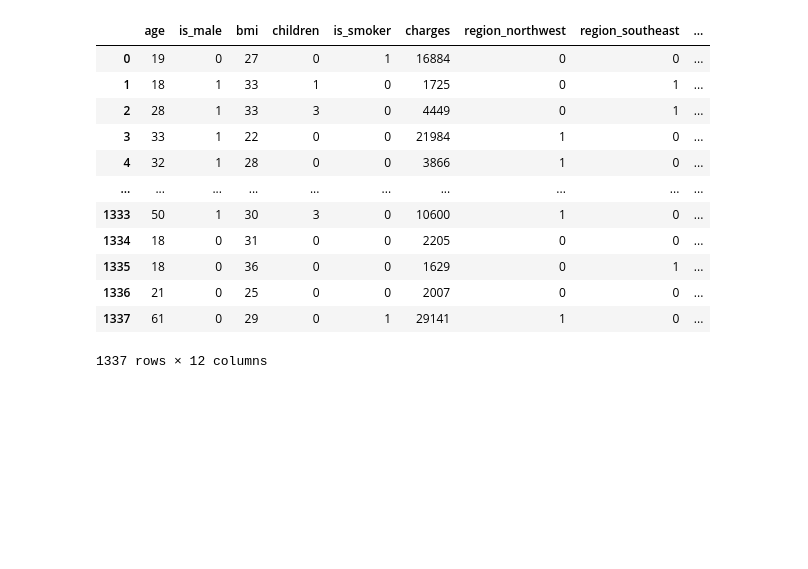
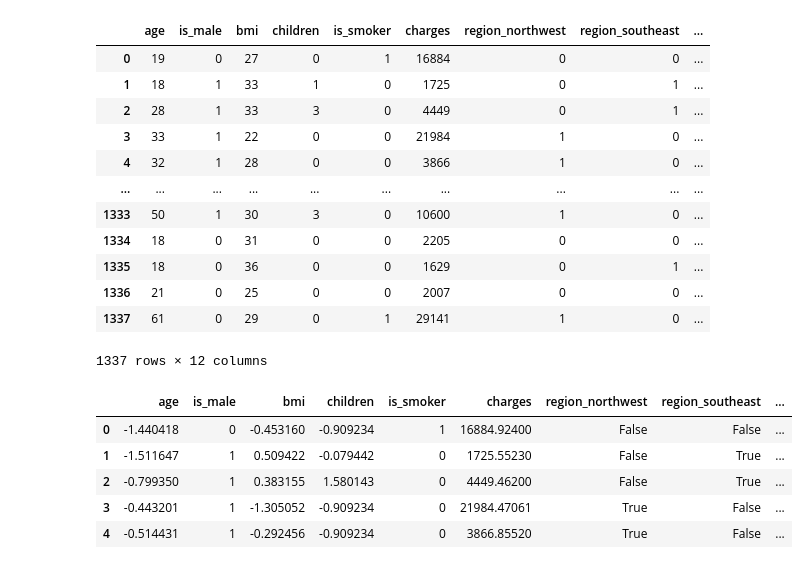
Before and after one commit to khalidkhankakar/Hands-on-Machine-Learning, a Jupyter notebook: mini project 1/main.ipynb, the cells around one changed output. Drawn from its saved outputs; the diff is of its cells as text; code cells hidden in the pictures; blank space fills up the shorter version.

```diff
--- a/mini project 1/main.ipynb
+++ b/mini project 1/main.ipynb
@@ -201,0 +207,9 @@ new_df.astype(int)
+# %%
+new_df.head()
+# %% [output]
+|  | age | is_male | bmi | children | is_smoker | charges | region_northwest | region_southeast | ... |
+| 0 | -1.440418 | 0 | -0.453160 | -0.909234 | 1 | 16884.92400 | False | False | ... |
+| 1 | -1.511647 | 1 | 0.509422 | -0.079442 | 0 | 1725.55230 | False | True | ... |
+| 2 | -0.799350 | 1 | 0.383155 | 1.580143 | 0 | 4449.46200 | False | True | ... |
+| 3 | -0.443201 | 1 | -1.305052 | -0.909234 | 0 | 21984.47061 | True | False | ... |
+| 4 | -0.514431 | 1 | -0.292456 | -0.909234 | 0 | 3866.85520 | True | False | ... |
```
Also changed, not shown: parts of 5 cells of this notebook.
